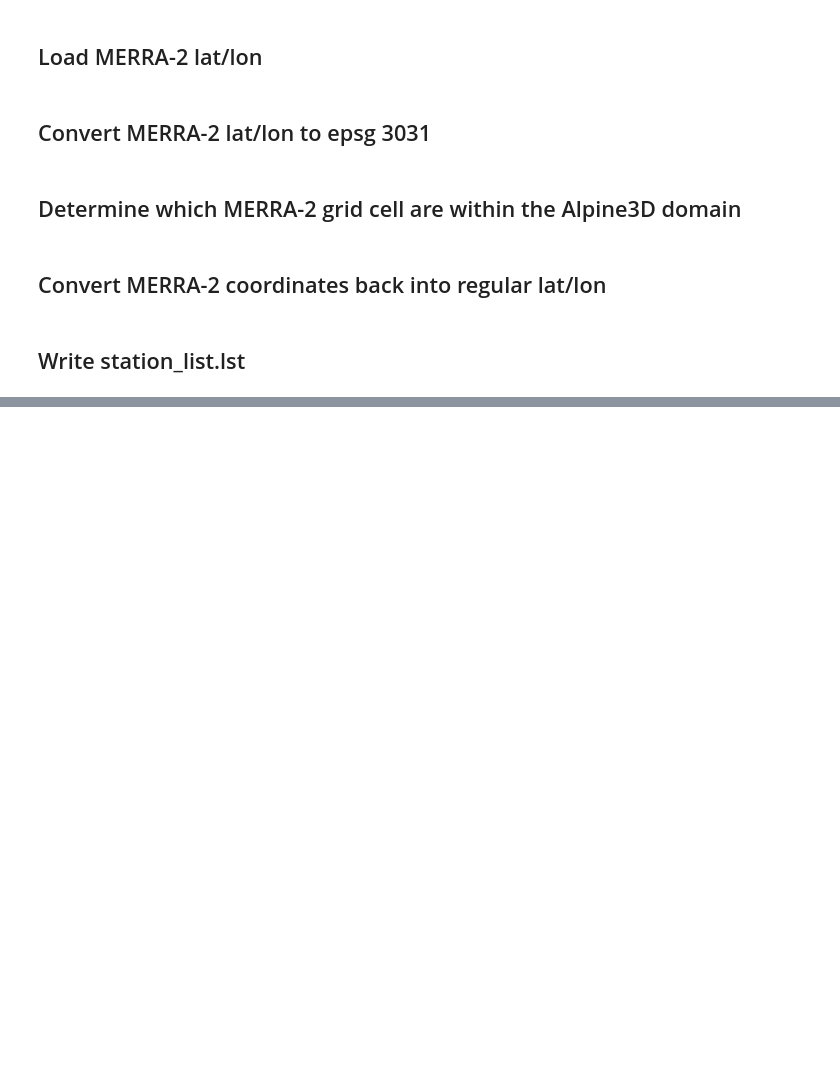
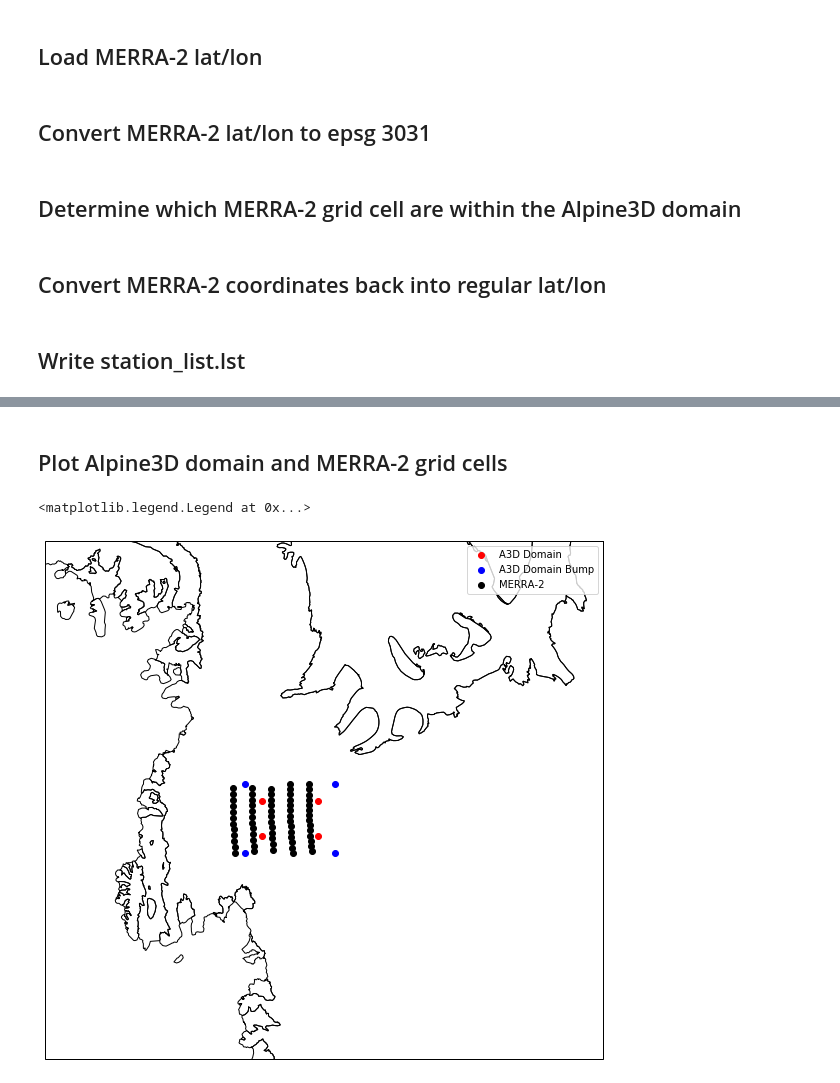
Before and after one commit to EricKeenan/SNOWPACK_WAIS, a Jupyter notebook: setup/input_atmospheric_forcing/write_station_list.ipynb, the cells around one changed output, grey strips where cells are left out. Cells and saved outputs as stored; diff of their text form; code cells hidden in the pictures; blank space fills up the shorter version.

```diff
--- a/setup/input_atmospheric_forcing/write_station_list.ipynb
+++ b/setup/input_atmospheric_forcing/write_station_list.ipynb
@@ -88,8 +91,13 @@ for j in range(0, len(grid_X)):
 # %% [markdown]
 ## Determine which MERRA-2 grid cell are within the Alpine3D domain
 # %%
-def get_domain(gridX, gridY, domain_left, domain_right, domain_bottom, domain_top):
-    filter_func = np.vectorize(lambda gridX, gridY: gridX <= domain_right and gridX >= domain_left and gridY >= domain_bottom and gridY <= domain_top)
+def get_domain(gridX, gridY, left, right, bottom, top, bump):
+    right = right + bump
+    left = left - bump
+    bottom = bottom - bump
+    top = top + bump
+
+    filter_func = np.vectorize(lambda gridX, gridY: gridX <= right and gridX >= left and gridY >= bottom and gridY <= top)
 
     gridX_filter = gridX[filter_func(gridX, gridY)]
     gridY_filter = gridY[filter_func(gridX, gridY)]
@@ -97,7 +105,7 @@ def get_domain(gridX, gridY, domain_left, domain_right, domain_bottom, domain_to
     return gridX_filter, gridY_filter
 
 # Call filter function
-gridX_filter, gridY_filter = get_domain(grid_X, grid_Y, ulx, lrx, lry, uly)
+gridX_filter, gridY_filter = get_domain(grid_X, grid_Y, left, right, bottom, top, bump)
 # %% [markdown]
 ## Convert MERRA-2 coordinates back into regular lat/lon
 # %%
@@ -157,0 +163,33 @@ VSTATION19 = latlon -76.0 -90.625 0
+# %% [markdown]
+## Plot Alpine3D domain and MERRA-2 grid cells
+# %%
+# Map
+# Generate figure
+fig, axs = plt.subplots(1, 1, subplot_kw={'projection': crs_epsg},
+                        figsize=(10, 10))
+
+# Plot coastlines
+# axs.set_extent((-180, 180, -90, -65), ccrs.PlateCarree())
+axs.set_extent((-110, -70, -85, -70), ccrs.PlateCarree()) # Zoom in on Alpine-3D domain
+axs.add_geometries(df_epsg['geometry'], crs=crs_epsg,
+                      facecolor='none', edgecolor='black')
+
+# Plot model domain
+plt.scatter(left, bottom, c='r', label="A3D Domain")
+plt.scatter(left, top, c='r')
+plt.scatter(right, bottom, c='r')
+plt.scatter(right, top, c='r')
+
+# Plot model domain dbumped
+plt.scatter(left - bump, bottom - bump, c='b', label="A3D Domain Bump")
+plt.scatter(left - bump, top + bump, c='b')
+plt.scatter(right + bump, bottom - bump, c='b')
+plt.scatter(right + bump, top + bump, c='b')
+
+# Plot MERRA-2 grid cells
+plt.scatter(filter_Y, filter_X, transform=ccrs.Geodetic(), c='k', label="MERRA-2")
+
+plt.legend()
+# %% [output]
+<matplotlib.legend.Legend at 0x...>
+[figure, added]
```
Also changed, not shown: parts of 2 cells of this notebook, 2 other files.
